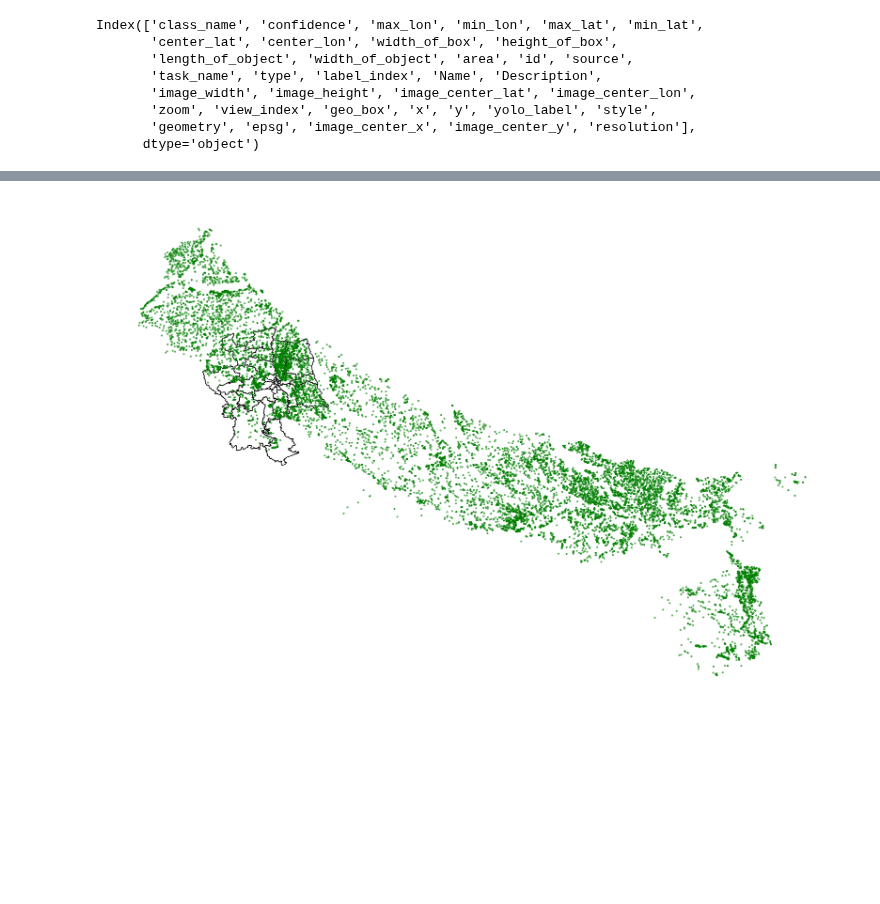
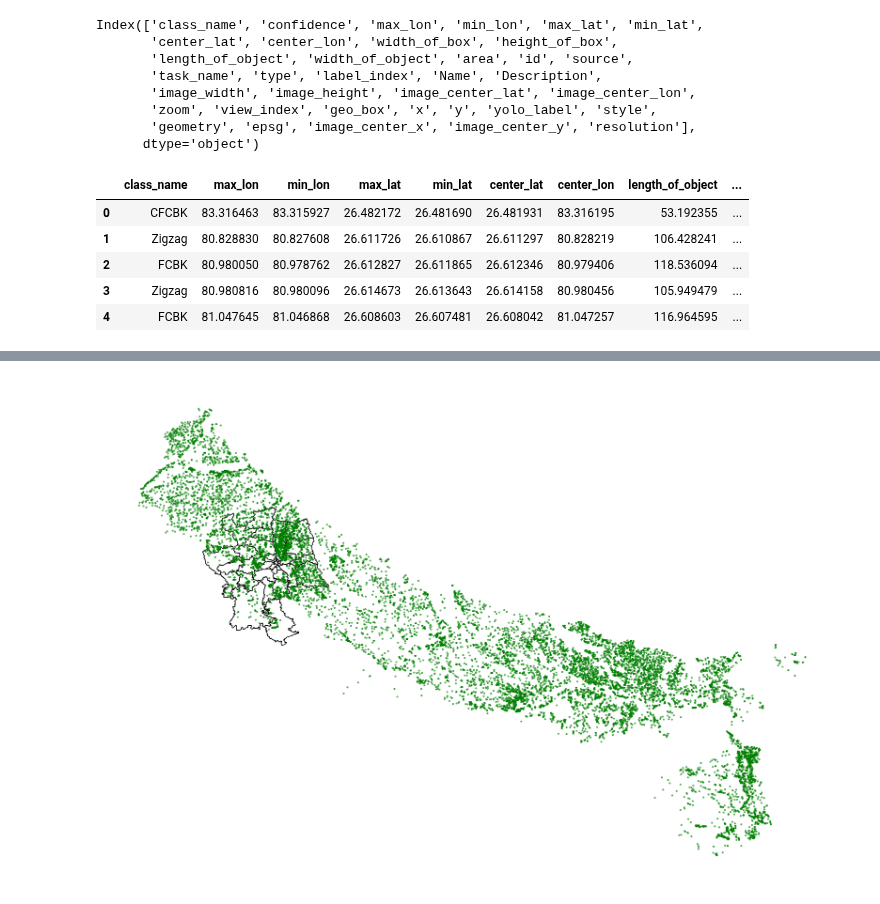
Before and after one commit to rishabh-mondal/ijcai_2025_kilns, a Jupyter notebook: notebooks/brick_kilns_plots.ipynb, the cells around one changed output, grey strips where cells are left out. Saved outputs shown, nothing was run; the diff lists cells and outputs as text; code cells hidden in the pictures; blank space fills up the shorter version.

```diff
--- a/notebooks/brick_kilns_plots.ipynb
+++ b/notebooks/brick_kilns_plots.ipynb
@@ -158,6 +184,22 @@ Index(['class_name', 'confidence', 'max_lon', 'min_lon', 'max_lat', 'min_lat',
        'zoom', 'view_index', 'geo_box', 'x', 'y', 'yolo_label', 'style',
        'geometry', 'epsg', 'image_center_x', 'image_center_y', 'resolution'],
       dtype='object')
+# %%
+selected_columns = ['class_name', 'max_lon', 'min_lon', 'max_lat', 'min_lat',
+                    'center_lat', 'center_lon', 'length_of_object', 'width_of_object', 'area', 'geometry']
+
+# Create a new GeoDataFrame with the selected columns
+new_gdf = all_kilns_gdf[selected_columns]
+
+# Display the new GeoDataFrame
+display(new_gdf.head())
+# %% [output]
+|  | class_name | max_lon | min_lon | max_lat | min_lat | center_lat | center_lon | length_of_object | ... |
+| 0 | CFCBK | 83.316463 | 83.315927 | 26.482172 | 26.481690 | 26.481931 | 83.316195 | 53.192355 | ... |
+| 1 | Zigzag | 80.828830 | 80.827608 | 26.611726 | 26.610867 | 26.611297 | 80.828219 | 106.428241 | ... |
+| 2 | FCBK | 80.980050 | 80.978762 | 26.612827 | 26.611865 | 26.612346 | 80.979406 | 118.536094 | ... |
+| 3 | Zigzag | 80.980816 | 80.980096 | 26.614673 | 26.613643 | 26.614158 | 80.980456 | 105.949479 | ... |
+| 4 | FCBK | 81.047645 | 81.046868 | 26.608603 | 26.607481 | 26.608042 | 81.047257 | 116.964595 | ... |
 # %%
 kiln_locations_2 = []
 for state in ["alwar"]:
```
Also changed, not shown: parts of 17 cells of this notebook.
